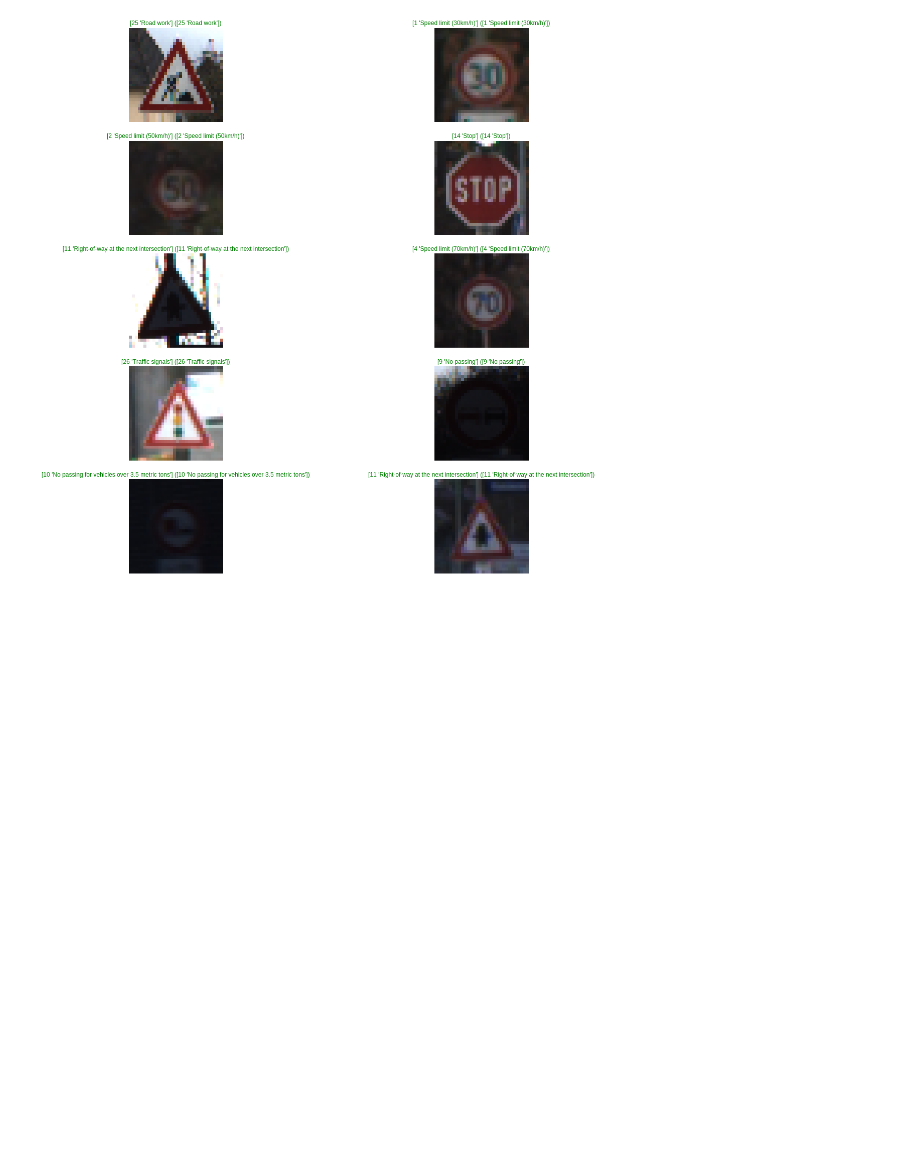
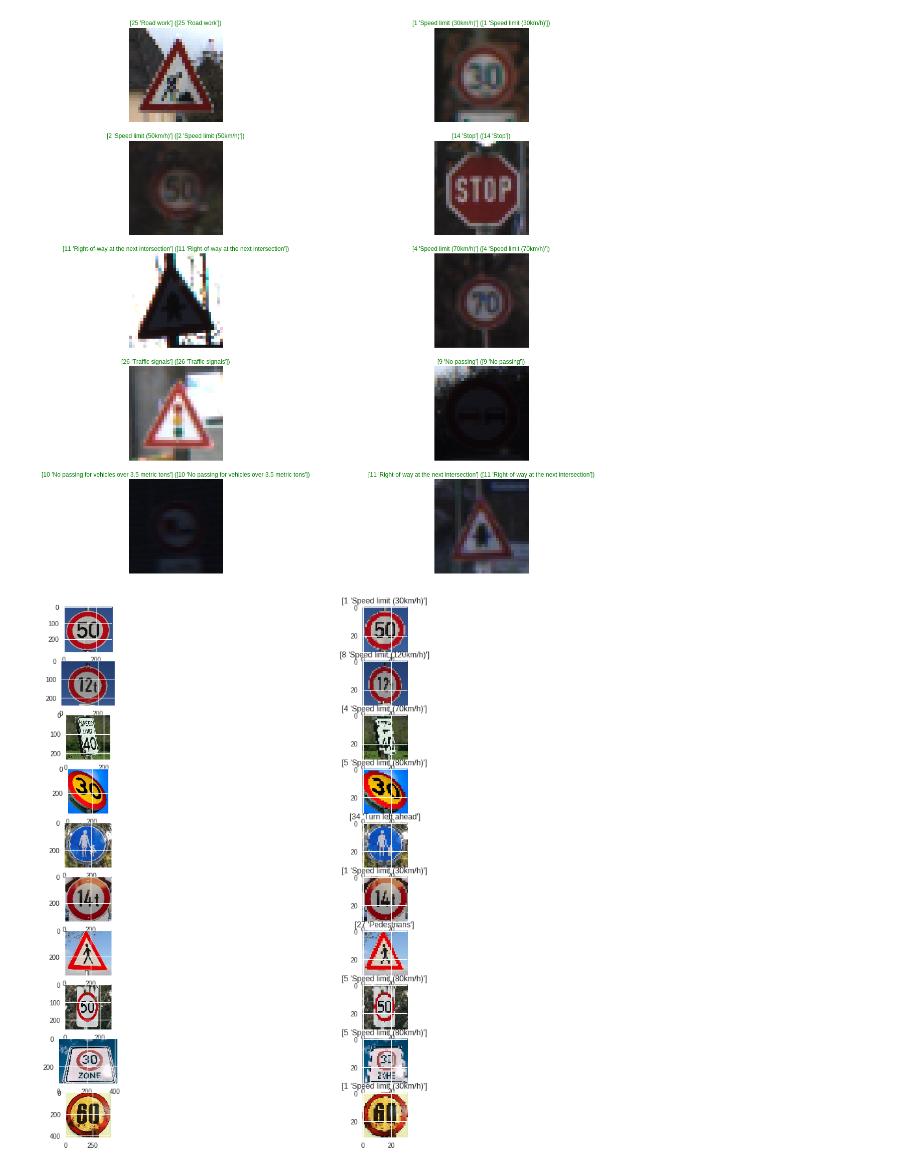
Before and after one commit to kmanicka/CarND-Traffic-Sign-Classifier-Project, a Jupyter notebook: Udacity_Term_1_Traffic_Sign_Classifier.ipynb, the cells around one changed output. Saved outputs shown, nothing was run; the diff lists cells and outputs as text; code cells hidden in the pictures; blank space fills up the shorter version.

Commit message:
internet Images

```diff
--- a/Udacity_Term_1_Traffic_Sign_Classifier.ipynb
+++ b/Udacity_Term_1_Traffic_Sign_Classifier.ipynb
@@ -320,3 +320,40 @@ for i, index in enumerate(np.random.choice(X_test.shape[0], size=10, replace=Fal
                                   color=("green" if predict_index == true_index else "red"))
 # %% [output]
 [figure]
+# %%
+
+from skimage.io import imread_collection
+from skimage.transform import resize
+
+raw_images = imread_collection('internet_images/*')
+
+figure = plt.figure(figsize=(15, 15))
+i=0
+row=len(raw_images)
+col=2
+
+for raw_image in raw_images :
+
+    image = resize(raw_image,(32,32,3))
+    x = np.asarray( image, dtype="int32" )
+    x = image.reshape(1,x.shape[0],x.shape[1],x.shape[2])
+    x = x*255
+
+    #print(x.shape)
+    #print(x[0,1,1,:])
+
+    y_hat = model.predict(x)
+
+
+    predict_index = np.argmax(y_hat[0])
+
+    i=i+1
+    ax = figure.add_subplot(row, col, i)
+    ax.imshow(raw_image)
+
+    i=i+1
+    ax = figure.add_subplot(row, col, i)
+    ax.set_title("{}".format(german_traffic_signs[predict_index]))
+    ax.imshow(image)
+# %% [output]
+[figure, added]
```
Also changed, not shown: parts of 8 cells of this notebook.
